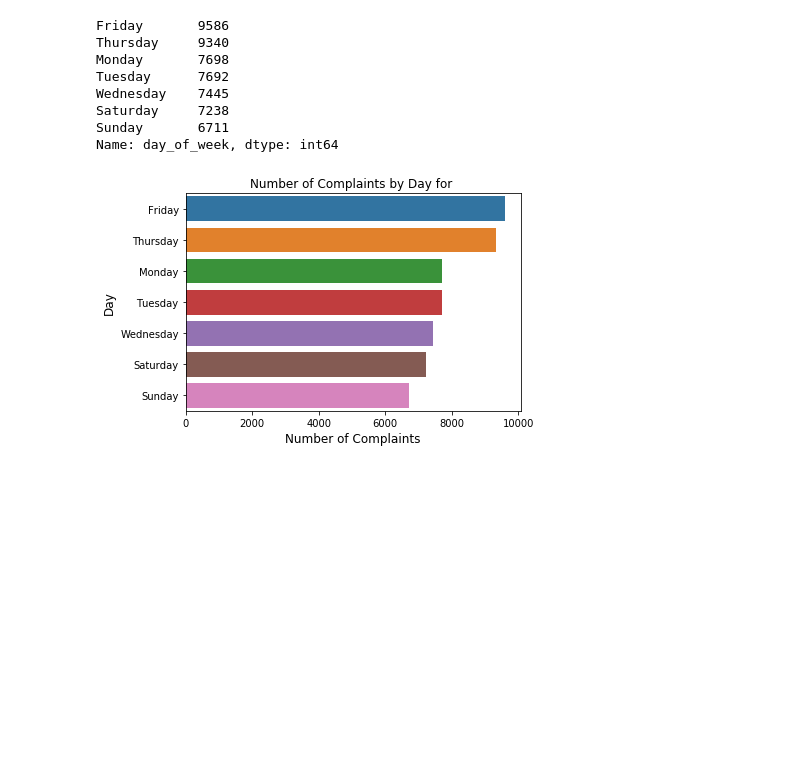
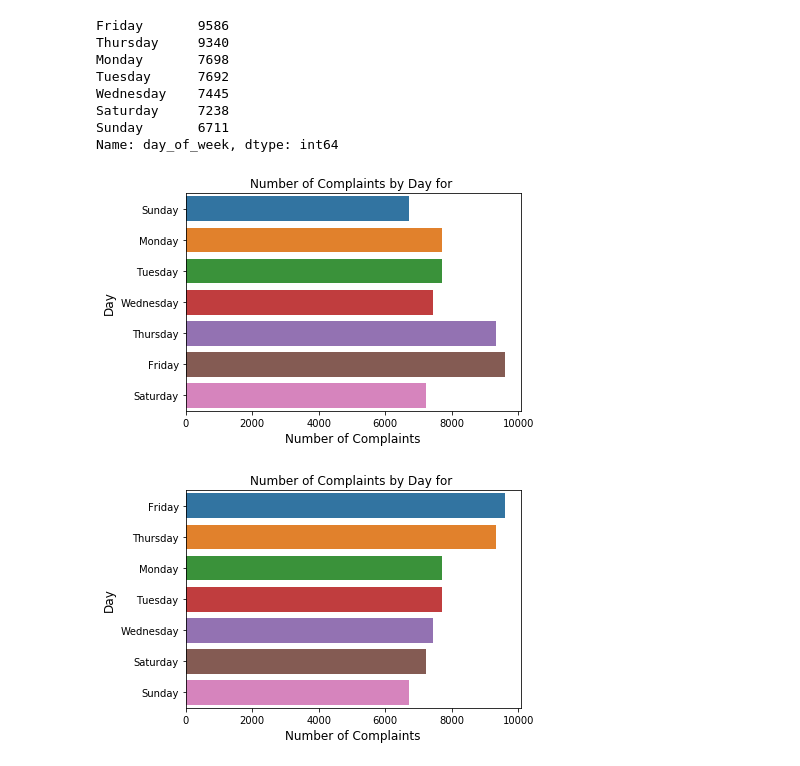
Before and after one commit to whohuhwhat/311_pt4, a Jupyter notebook: Aug_Workbook.ipynb, the cells around one changed output. Drawn from its saved outputs; the diff is of its cells as text; code cells hidden in the pictures; blank space fills up the shorter version.

```diff
--- a/Aug_Workbook.ipynb
+++ b/Aug_Workbook.ipynb
@@ -124,5 +126,13 @@ Name: day_of_week, dtype: int64
 # %%
 bor_days = aug.loc[aug.borough=='BROOKLYN'].day_of_week.value_counts()
+# %%
+sns.barplot(bor_days.values, bor_days.index, order=["Sunday", "Monday", "Tuesday", "Wednesday", "Thursday", "Friday", "Saturday"])
+plt.title('Number of Complaints by Day for ')
+plt.ylabel('Day', fontsize=12)
+plt.xlabel('Number of Complaints', fontsize=12)
+plt.show()
+# %% [output]
+[figure, added]
 # %%
 sns.barplot(bor_days.values, bor_days.index)
 plt.title('Number of Complaints by Day for ')
```
Also changed, not shown: parts of 2 cells of this notebook.
